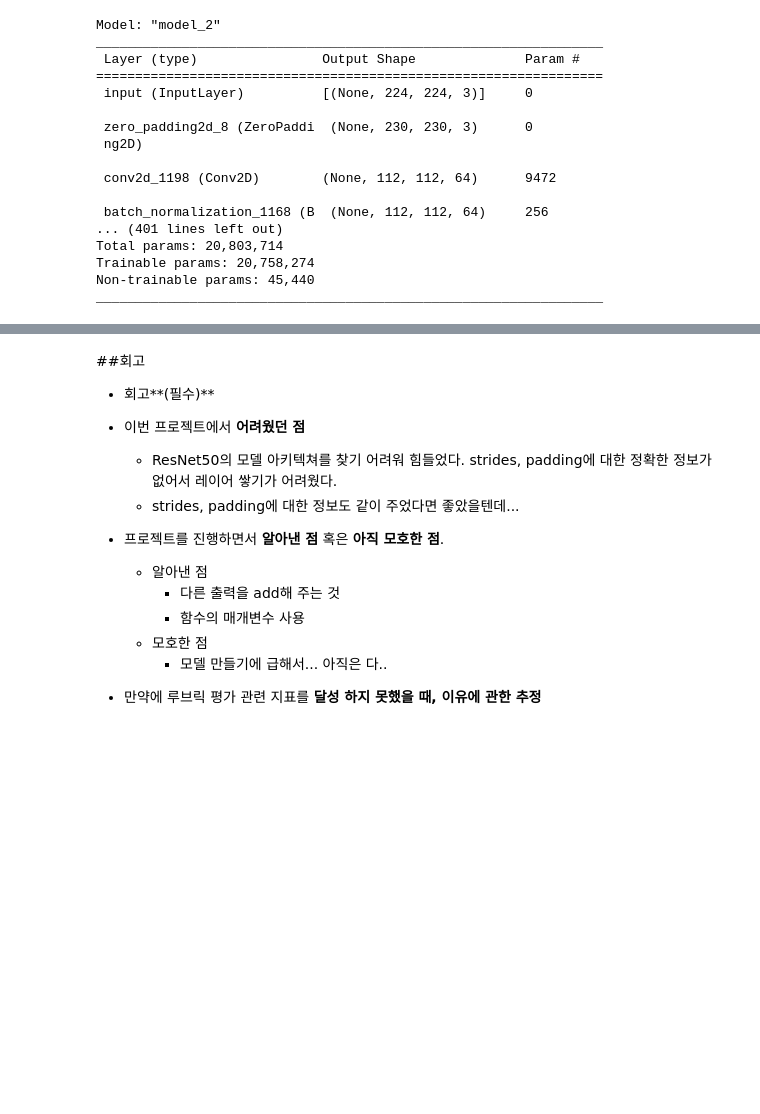
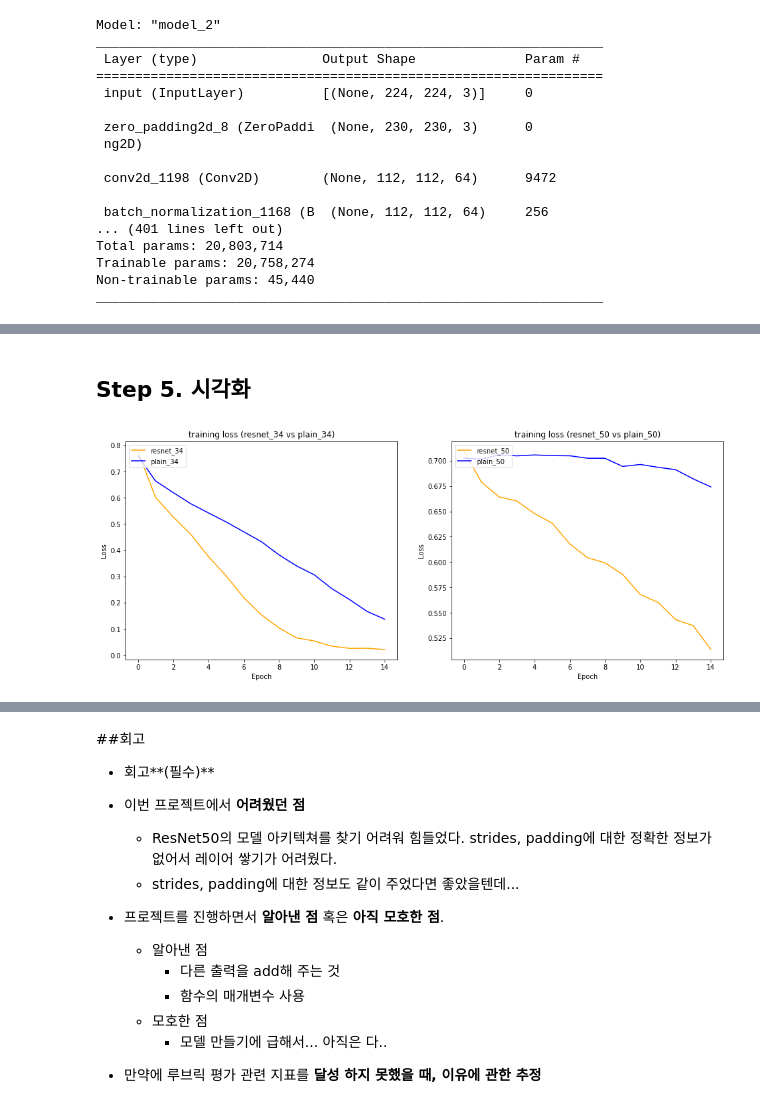
Before and after one commit to flowerJung/flowerJung.github.io, a Jupyter notebook: GoingDeeper/[GD_02[]_ResNet_Ablation_Study.ipynb, the cells around one changed output, grey strips where cells are left out. Cells and saved outputs as stored; diff of their text form; code cells hidden in the pictures; blank space fills up the shorter version.

```diff
--- a/GoingDeeper/[GD_02[]_ResNet_Ablation_Study.ipynb
+++ b/GoingDeeper/[GD_02[]_ResNet_Ablation_Study.ipynb
@@ -1073,0 +828,15 @@ with open('./new_data/data.npy', 'rb') as f:
+# %%
+plain_50.compile(
+    loss='sparse_categorical_crossentropy',
+    optimizer=tf.keras.optimizers.SGD(learning_rate=0.01, clipnorm=1.),
+    metrics=['accuracy'],
+)
+
+hist_plain_50 = plain_50.fit(
+    ds_train,
+    steps_per_epoch=int(ds_info.splits['train[:80%]'].num_examples/BATCH_SIZE),
+    validation_steps=int(ds_info.splits['train[80%:]'].num_examples/BATCH_SIZE),
+    epochs=EPOCH,
+    validation_data=ds_test,
+    verbose=1,
+   )
@@ -1074,19 +861,23 @@ with open('./new_data/data.npy', 'rb') as f:
+# %% [markdown]
+## Step 5. 시각화
 # %%
-plt.figure(figsize=(10, 10))
-plt.subplot(2, 1, 1)
-plt.plot(hist_resnet_34_loss, 'r')
-plt.plot(hist_plain_34_loss, 'b')
-plt.title('Model training loss (resnet_34 vs plain_34)')
+plt.figure(figsize=(16, 6))
+plt.subplot(1, 2, 1)
+plt.plot(hist_resnet_34.history['loss'], 'orange')
+plt.plot(hist_plain_34.history['loss'], 'blue')
+plt.title('training loss (resnet_34 vs plain_34)')
 plt.ylabel('Loss')
 plt.xlabel('Epoch')
 plt.legend(['resnet_34', 'plain_34'], loc='upper left')
 
-plt.subplot(2, 1, 2)
-plt.plot(hist_resnet_50.history['loss'], 'r')
-plt.plot(hist_plain_50.history['loss'], 'b')
-plt.title('Model training loss (resnet_50 vs plain_50)')
+plt.subplot(1, 2, 2)
+plt.plot(hist_resnet_50.history['loss'], 'orange')
+plt.plot(hist_plain_50.history['loss'], 'blue')
+plt.title('training loss (resnet_50 vs plain_50)')
 plt.ylabel('Loss')
 plt.xlabel('Epoch')
 plt.legend(['resnet_50', 'plain_50'], loc='upper left')
 
 plt.show()
+# %% [output]
+[figure, added]
```
Also changed, not shown: parts of 12 cells of this notebook.
